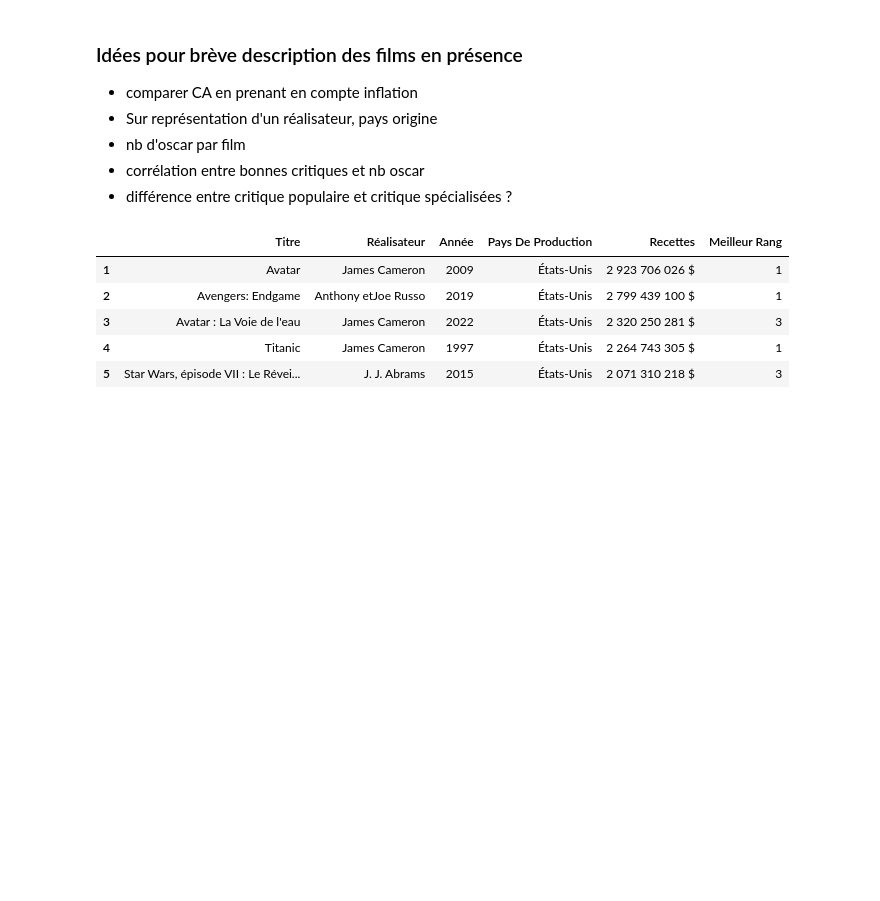
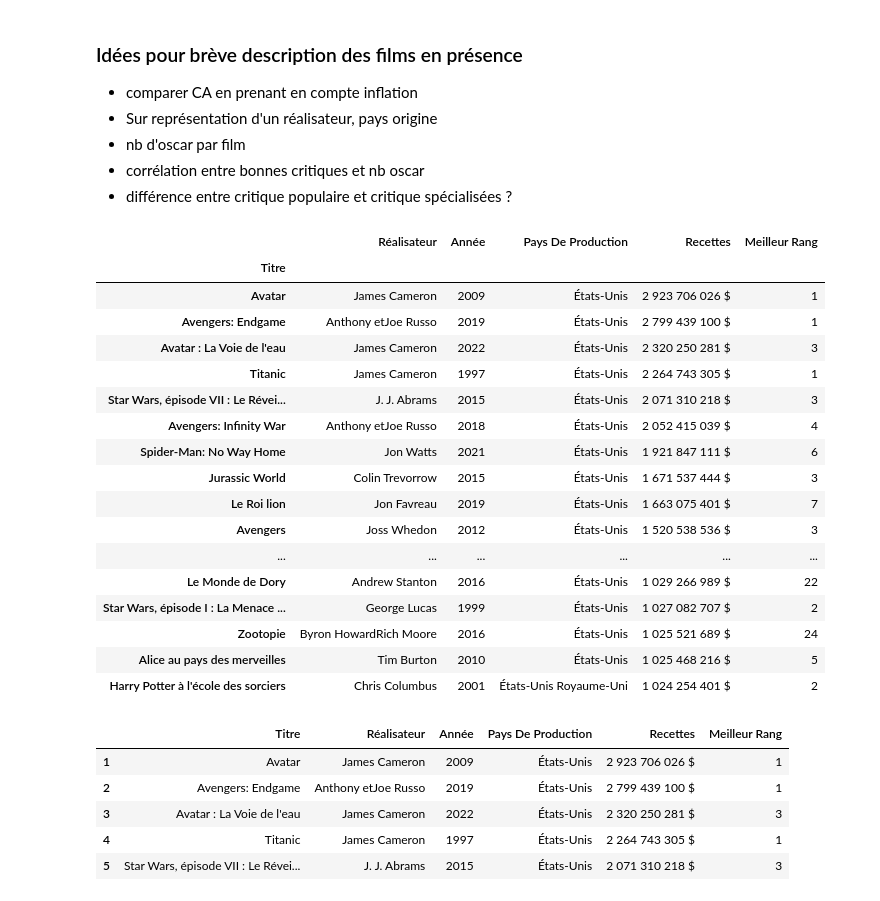
Before and after one commit to LouisArmand0/Projet_Python, a Jupyter notebook: Recup_données.ipynb, the cells around one changed output. Drawn from its saved outputs; the diff is of its cells as text; code cells hidden in the pictures; blank space fills up the shorter version.

```diff
--- a/Recup_données.ipynb
+++ b/Recup_données.ipynb
@@ -149,6 +148,26 @@ data_bo.head()
 - différence entre critique populaire et critique spécialisées ?
 # %%
 data_bo = data_bo[['Titre', 'Réalisateur', 'Année', 'Pays De Production', 'Recettes', 'Meilleur Rang']]
+data_bo.set_index('Titre')
+# %% [output]
+|  | Réalisateur | Année | Pays De Production | Recettes | Meilleur Rang |
+| Titre |  |  |  |  |  |
+| Avatar | James Cameron | 2009 | États-Unis | 2 923 706 026 $ | 1 |
+| Avengers: Endgame | Anthony etJoe Russo | 2019 | États-Unis | 2 799 439 100 $ | 1 |
+| Avatar : La Voie de l'eau | James Cameron | 2022 | États-Unis | 2 320 250 281 $ | 3 |
+| Titanic | James Cameron | 1997 | États-Unis | 2 264 743 305 $ | 1 |
+| Star Wars, épisode VII : Le Révei... | J. J. Abrams | 2015 | États-Unis | 2 071 310 218 $ | 3 |
+| Avengers: Infinity War | Anthony etJoe Russo | 2018 | États-Unis | 2 052 415 039 $ | 4 |
+| Spider-Man: No Way Home | Jon Watts | 2021 | États-Unis | 1 921 847 111 $ | 6 |
+| Jurassic World | Colin Trevorrow | 2015 | États-Unis | 1 671 537 444 $ | 3 |
+| Le Roi lion | Jon Favreau | 2019 | États-Unis | 1 663 075 401 $ | 7 |
+| Avengers | Joss Whedon | 2012 | États-Unis | 1 520 538 536 $ | 3 |
+| ... | ... | ... | ... | ... | ... |
+| Le Monde de Dory | Andrew Stanton | 2016 | États-Unis | 1 029 266 989 $ | 22 |
+| Star Wars, épisode I : La Menace ... | George Lucas | 1999 | États-Unis | 1 027 082 707 $ | 2 |
+| Zootopie | Byron HowardRich Moore | 2016 | États-Unis | 1 025 521 689 $ | 24 |
+| Alice au pays des merveilles | Tim Burton | 2010 | États-Unis | 1 025 468 216 $ | 5 |
+| Harry Potter à l'école des sorciers | Chris Columbus | 2001 | États-Unis Royaume-Uni | 1 024 254 401 $ | 2 |
 # %%
 data_bo.head()
 # %% [output]
```
Also changed, not shown: parts of 1 cell of this notebook.
